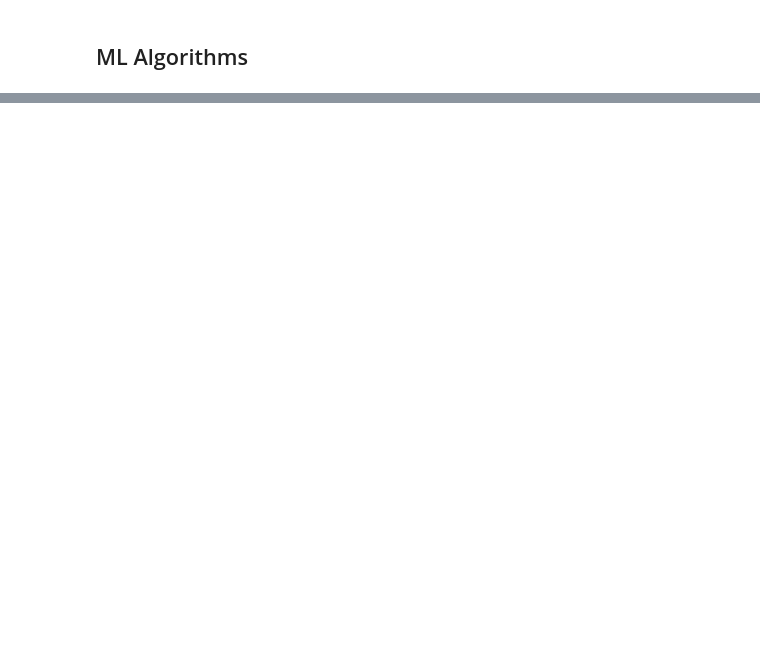
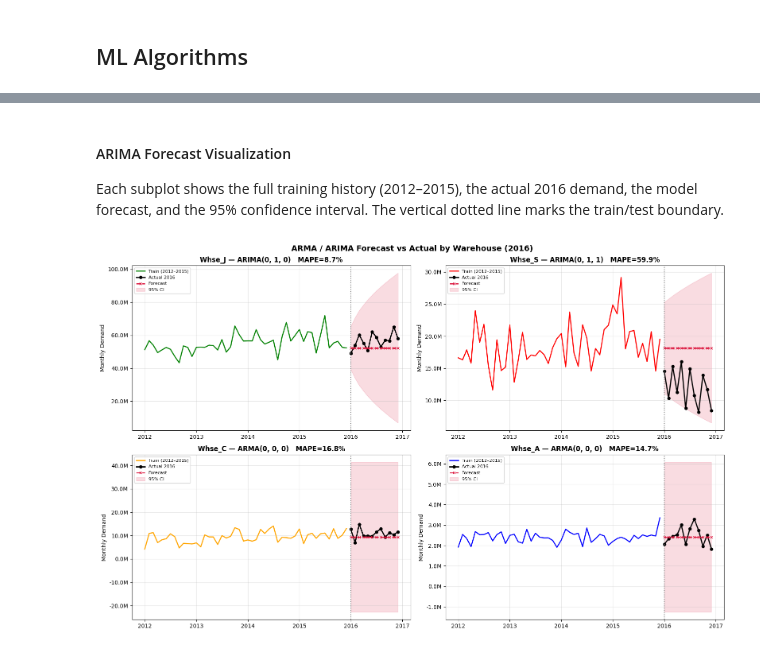
Before and after one commit to MayZinKo/Demand_Management_Industrial_Analytics_Project, a Jupyter notebook: Demand_Forecast_Formal.ipynb, the cells around one changed output, grey strips where cells are left out. Saved outputs shown, nothing was run; the diff lists cells and outputs as text; code cells hidden in the pictures; blank space fills up the shorter version.

Commit message:
ML Model Update

```diff
--- a/Demand_Forecast_Formal.ipynb
+++ b/Demand_Forecast_Formal.ipynb
@@ -1177,0 +1393,12 @@ The following key findings emerged from the initial descriptive analysis:
+# %%
+import numpy as np
+import warnings
+import matplotlib.dates as mdates
+
+warnings.filterwarnings('ignore')
+
+# Filter to modeling period
+df_new = df_new[(df_new['Date'].dt.year >= 2012) & (df_new['Date'].dt.year <= 2016)]
+
+print(f"Modeling dataset: {df_new.shape[0]:,} rows | {df_new['Date'].dt.year.min()} – {df_new['Date'].dt.year.max()}")
+print(f"Warehouses: {sorted(df_new['Warehouse'].unique())}")
@@ -1177,0 +1557,50 @@ The following key findings emerged from the initial descriptive analysis:
+# %% [markdown]
+#### ARIMA Forecast Visualization
+
+Each subplot shows the full training history (2012–2015), the actual 2016 demand, the model forecast, and the 95% confidence interval. The vertical dotted line marks the train/test boundary.
+# %%
+fig, axes = plt.subplots(2, 2, figsize=(16, 10))
+fig.suptitle('ARMA / ARIMA Forecast vs Actual by Warehouse (2016)',
+             fontsize=14, fontweight='bold')
+axes = axes.flatten()
+
+for i, (wh, r) in enumerate(results.items()):
+    ax = axes[i]
+
+    # Training history
+    ax.plot(r['train'].index, r['train'].values,
+            color=r['color'], linewidth=1.8, label='Train (2012–2015)')
+
+    # Actual 2016 demand
+    ax.plot(r['test'].index, r['test'].values,
+            color='black', linewidth=2, marker='o', markersize=5,
+            label='Actual 2016')
+
+    # Forecast line
+    ax.plot(r['fc_mean'].index, r['fc_mean'].values,
+            color='crimson', linewidth=2, linestyle='--',
+            marker='x', markersize=5, label='Forecast')
+
+    # 95% confidence interval shading
+    ax.fill_between(r['fc_ci'].index,
+                    r['fc_ci'].iloc[:, 0],
+                    r['fc_ci'].iloc[:, 1],
+                    color='crimson', alpha=0.15, label='95% CI')
+
+    # Train/test boundary
+    ax.axvline(x=pd.Timestamp('2016-01-01'),
+               color='gray', linestyle=':', linewidth=1.5)
+
+    ax.set_title(f"{wh} — {r['model_name']}{r['order']}   MAPE={r['mape']:.1f}%",
+                 fontweight='bold')
+    ax.set_ylabel('Monthly Demand')
+    ax.legend(fontsize=8)
+    ax.xaxis.set_major_locator(mdates.YearLocator())
+    ax.xaxis.set_major_formatter(mdates.DateFormatter('%Y'))
+    ax.yaxis.set_major_formatter(plt.FuncFormatter(lambda x, _: f'{x/1e6:.1f}M'))
+    ax.grid(alpha=0.3)
+
+plt.tight_layout()
+plt.show()
+# %% [output]
+[figure, added]
```
Also changed, not shown: parts of 33 cells of this notebook.
